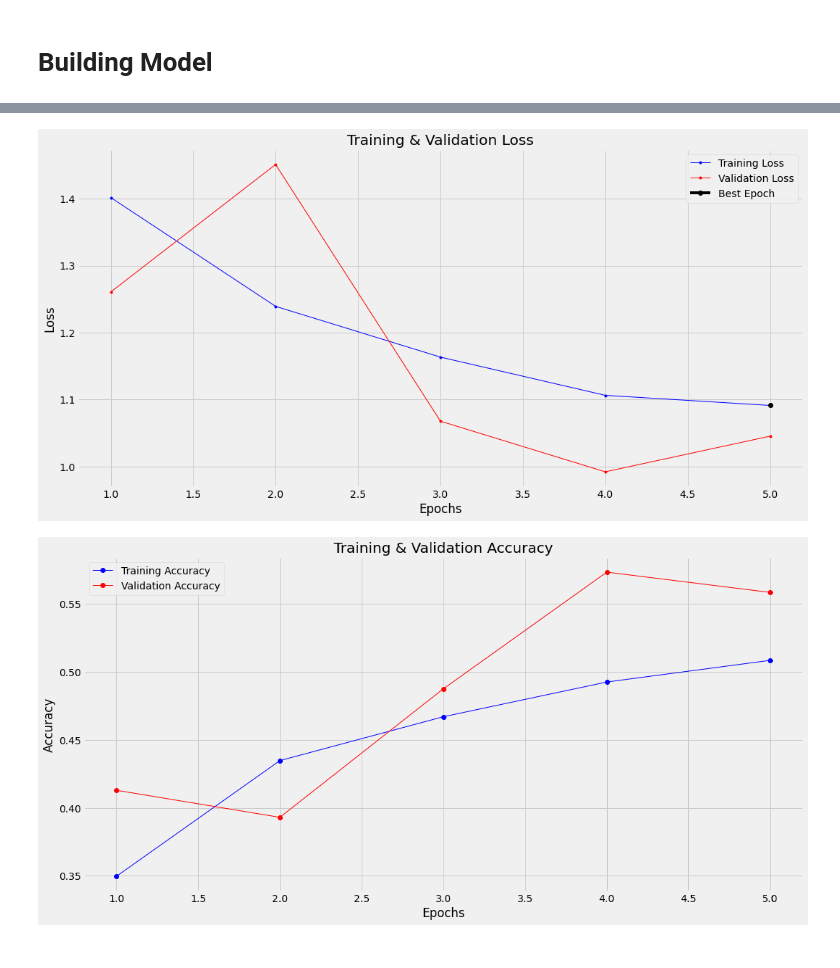
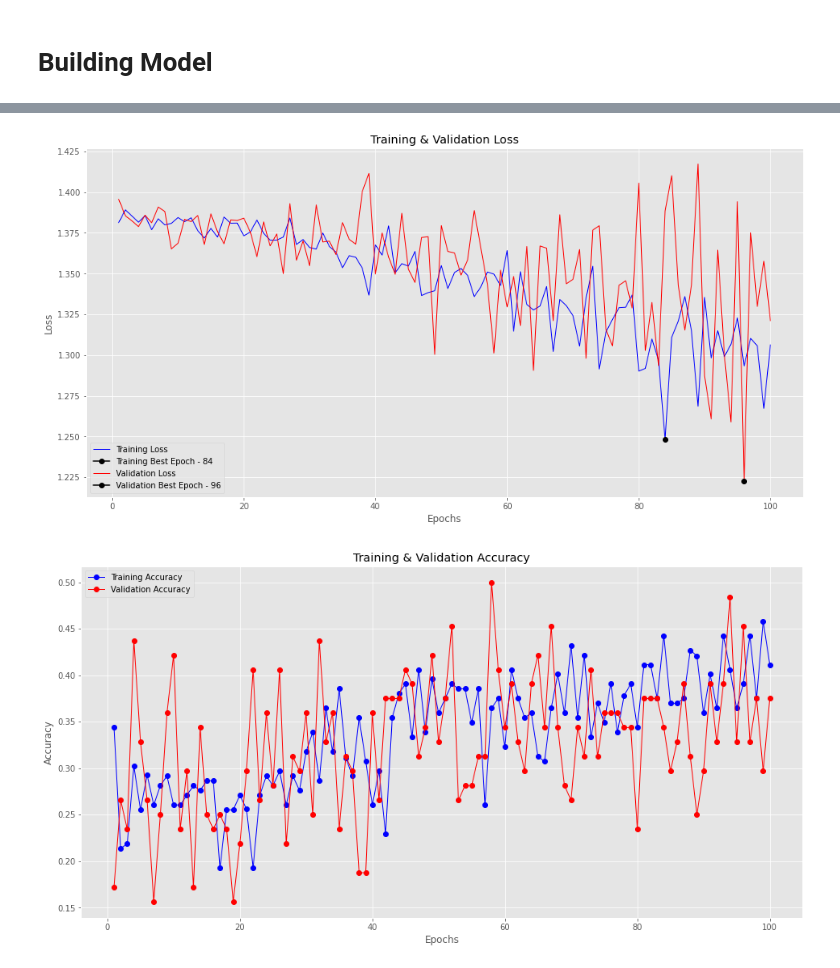
Before and after one commit to hubertrykala93/eye-diseases-image-classification, a Jupyter notebook: eye_diseases_image_classification.ipynb, the cells around one changed output, grey strips where cells are left out. Cells and saved outputs as stored; diff of their text form; code cells hidden in the pictures.

```diff
--- a/eye_diseases_image_classification.ipynb
+++ b/eye_diseases_image_classification.ipynb
@@ -171,8 +171,8 @@ if file.split('.')[1] in ['jpg', 'jpeg', 'png']]
 SIZE = min([len(cataract_filenames), len(diabetic_filenames), len(glaucoma_filenames),
         len(normal_filenames)])
 
-TRAIN_SIZE = int(floor(SIZE * 0.7))
-VALIDATION_SIZE = int(floor(SIZE * 0.2))
+TRAIN_SIZE = int(np.floor(SIZE * 0.7))
+VALIDATION_SIZE = int(np.floor(SIZE * 0.2))
 TEST_SIZE = SIZE - TRAIN_SIZE - VALIDATION_SIZE
 
 TRAIN_INDEX = TRAIN_SIZE
@@ -353,7 +384,8 @@ model = Sequential(layers=[
     Conv2D(filters=128, kernel_size=(3, 3), activation='relu'),
     MaxPooling2D(pool_size=(2, 2)),
     Flatten(),
-    Dense(units=512, activation='relu'),
+    Dropout(rate=0.2),
+    Dense(units=4096, activation='relu'),
     Dense(units=4, activation='softmax')
 ])
 # %%
@@ -377,7 +409,9 @@ Trainable params: 3,454,660
 Non-trainable params: 0
 _________________________________________________________________
 # %%
-model.compile(optimizer='rmsprop', loss='categorical_crossentropy', metrics=['accuracy', AUC()])
+model.compile(optimizer='SGD', loss='categorical_crossentropy', metrics=['accuracy'])
 # %%
-history = model.fit_generator(generator=train_generator, epochs=5, verbose=1, validation_data=validation_generator)
+model_history = model.fit_generator(generator=train_generator, steps_per_epoch=int(np.ceil(TRAIN_SIZE / 128)),
+                              epochs=100, verbose=1, validation_data=validation_generator,
+                              validation_steps=int(np.ceil(VALIDATION_SIZE / 128)))
 # %% [output]
@@ -439,8 +435,8 @@ def auc_plot(hist):
 # %%
-loss_plot(hist=history)
+loss_plot(hist=model_history)
 # %% [output]
-[figure, old version]
+[figure, new version]
 # %%
-accuracy_plot(hist=history)
+accuracy_plot(hist=model_history)
 # %% [output]
-[figure, old version]
+[figure, new version]
```
Also changed, not shown: parts of 33 cells of this notebook.
